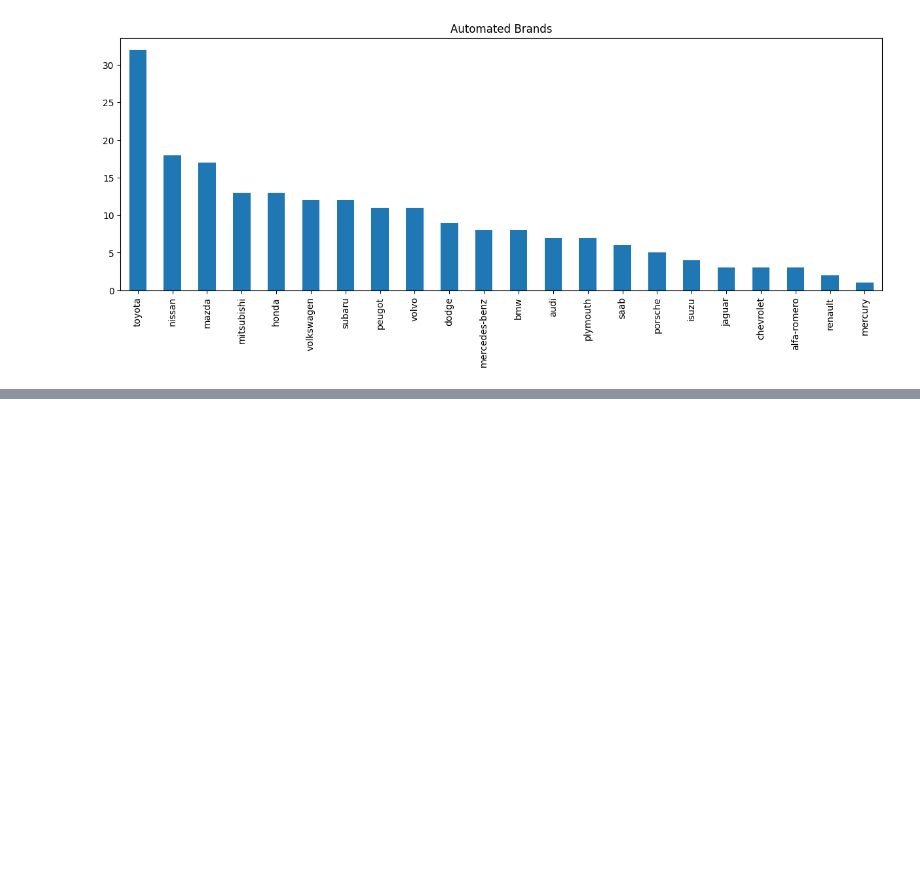
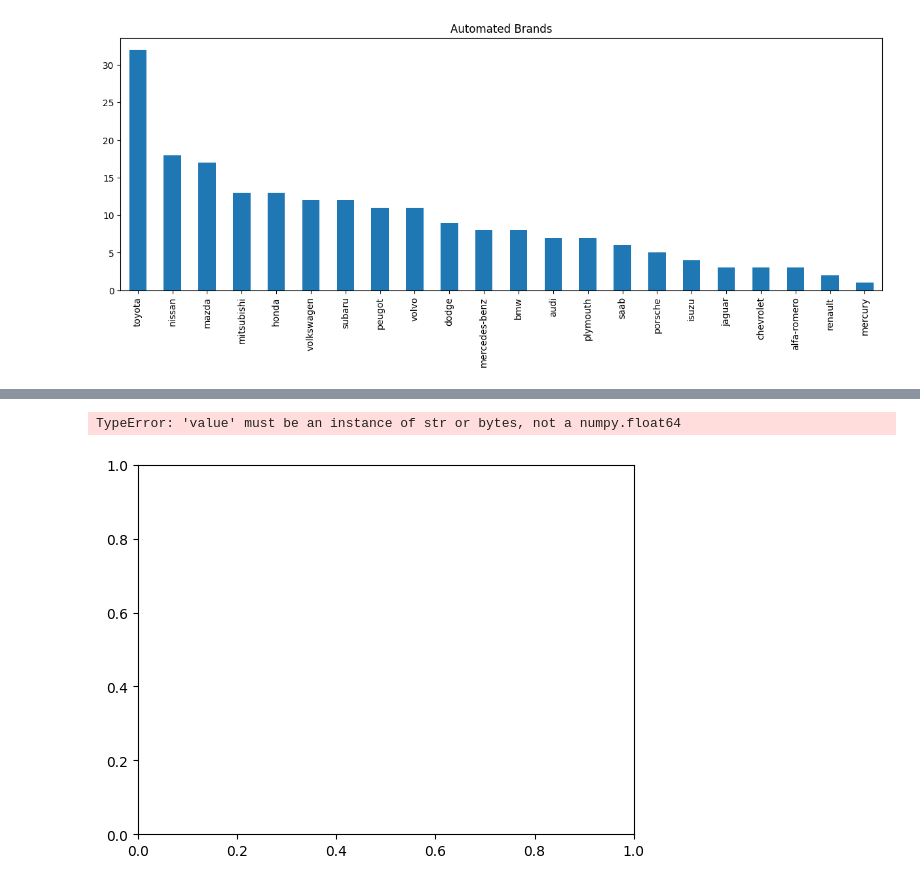
Before and after one commit to Vidushiupadhyay/digipodium-data-analytics-course, a Jupyter notebook: Data_analytics/data.engineering.ipynb, the cells around one changed output, grey strips where cells are left out. Cells and saved outputs as stored; diff of their text form; code cells hidden in the pictures; blank space fills up the shorter version.

```diff
--- a/Data_analytics/data.engineering.ipynb
+++ b/Data_analytics/data.engineering.ipynb
@@ -257,0 +394,2 @@ df['make'].value_counts().plot(kind='bar' , figsize=(15,5), title='Automated Bra
+# %%
+df.sort_values(by='price', inplace=True, ascending=False)
@@ -257,0 +416,5 @@ df['make'].value_counts().plot(kind='bar' , figsize=(15,5), title='Automated Bra
+# %%
+df.plot(kind='scatter', x='bore', y='stroke')
+# %% [output]
+TypeError: 'value' must be an instance of str or bytes, not a numpy.float64
+[figure, added]
```
Also changed, not shown: parts of 24 cells of this notebook, 7 other files.
